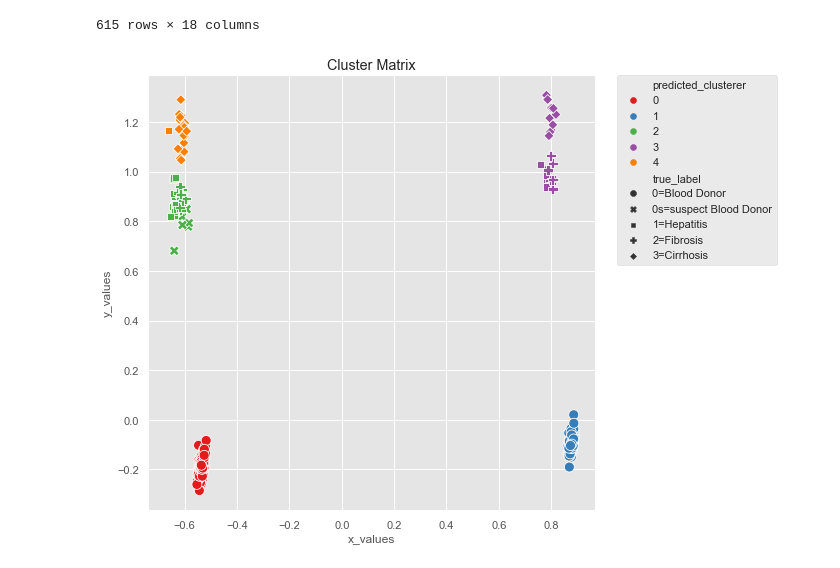
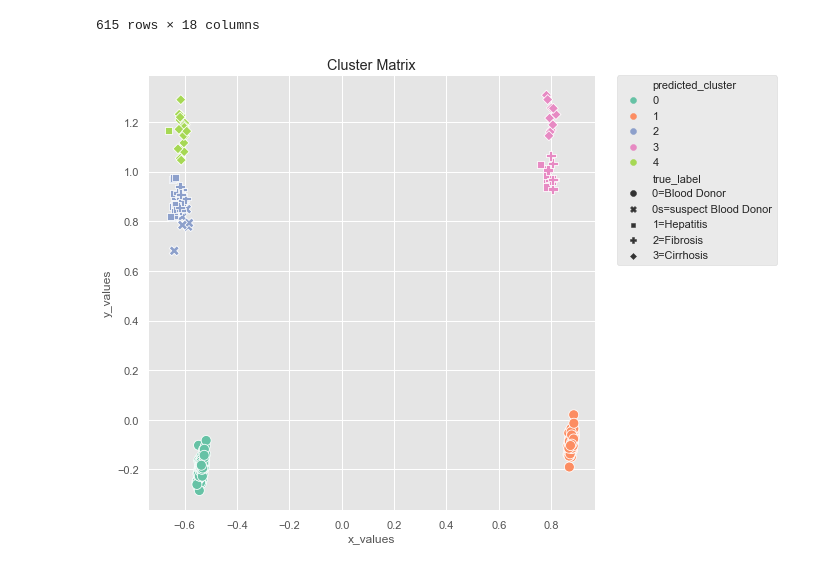
Before and after one commit to Omuk/Fullstack-Data-Analyst, a Jupyter notebook: Learning/code_examples/practice/practice_field.ipynb, the cells around one changed output. Cells and saved outputs as stored; diff of their text form; code cells hidden in the pictures.

Commit message:
data

```diff
--- a/Learning/code_examples/practice/practice_field.ipynb
+++ b/Learning/code_examples/practice/practice_field.ipynb
@@ -48,18 +58,11 @@ dtypes: float64(10), int64(2), object(2)
 memory usage: 67.4+ KB
 # %%
 data.duplicated().sum()
-data.drop_duplicates(subset=None,keep='first',ignore_index=True,inplace=True)
+data.drop_duplicates(subset=None, keep='first', ignore_index=False,inplace=True)
 data.duplicated().sum()
 # %% [output]
 0
 # %%
 mis_dat = data.isna().sum() * 100 /len(data)
 mis_dat.sort_values(ascending=False)
-
-
-mean_imp = SimpleImputer(strategy='mean',missing_values=np.NaN)
-
-mis_col = ['ALB', 'ALP', 'ALT', 'CHOL', 'PROT']
-data[mis_col] = mean_imp.fit_transform(data[mis_col])
-data.isna().sum()
 # %% [output]
@@ -80,0 +84,6 @@ dtype: int64
+# %%
+mis_val = ['ALB', 'ALP', 'ALT', 'CHOL', 'PROT']
+
+mean_imp = SimpleImputer(strategy='mean', missing_values=np.NaN)
+
+data[mis_val]= mean_imp.fit_transform(data[mis_val])
@@ -120,11 +133,11 @@ data
 # %%
 le.classes_
 
-n_clusters = len(le.classes_)
+n_cluster = len(le.classes_)
 
 preprocessor = Pipeline(
     [
-        ('scaler', MinMaxScaler()),
+        ('scaler',MinMaxScaler()),
         ('pca', PCA(n_components=2,random_state=42))
     ]
 )
@@ -134,9 +147,9 @@ clusterer = Pipeline(
         (
             'kmeans',
             KMeans(
-                n_clusters=n_clusters,
-                init = 'k-means++',
-                n_init = 50,
+                n_clusters=n_cluster,
+                init='k-means++',
+                n_init=50,
                 max_iter = 500,
                 random_state=42,
             )
@@ -190,26 +216,30 @@ data
 615 rows × 18 columns
 # %%
 pcdaf = pd.DataFrame(
-    preprocessed_data,columns=['x_values','y_values']
+
+        preprocessed_data,columns=['x_values','y_values'],
+
 )
 
-pcdaf['predicted_clusterer'] = predicted_labels
+pcdaf['predicted_cluster'] = predicted_labels
 pcdaf['true_label'] = le.inverse_transform(true_labels)
 
 plt.figure(figsize=(8,8))
+
 scat = sns.scatterplot(
     x = 'x_values',
     y = 'y_values',
     s = 100,
     data = pcdaf,
-    hue = 'predicted_clusterer',
+    hue = 'predicted_cluster',
     style='true_label',
-    palette='Set1',
+    palette='Set2',
 
 )
 
 scat.set_title('Cluster Matrix')
+
 plt.legend(bbox_to_anchor=(1.05,1),loc=2,borderaxespad=0.0)
 plt.show()
 # %% [output]
-[figure, old version]
+[figure, new version]
```
Also changed, not shown: parts of 11 cells of this notebook.
